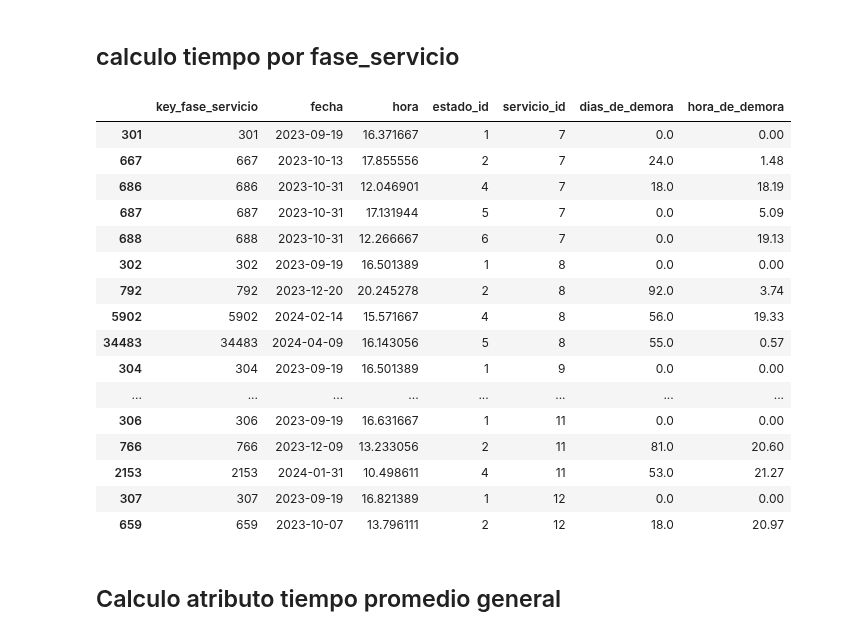
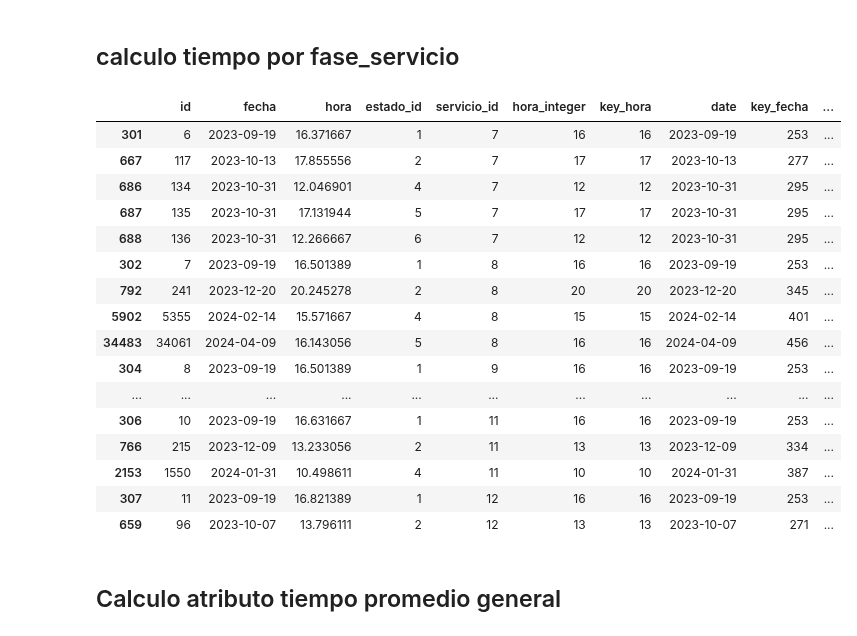
Before and after one commit to JabColV/datascience_project, a Jupyter notebook: segunda_entrega/hecho_servicio_fase.ipynb, the cells around one changed output. Saved outputs shown, nothing was run; the diff lists cells and outputs as text; code cells hidden in the pictures.

```diff
--- a/segunda_entrega/hecho_servicio_fase.ipynb
+++ b/segunda_entrega/hecho_servicio_fase.ipynb
@@ -45,0 +71,11 @@ print(len(fase_servicio))
+# %%
+hora_to_process = estado_servicio[['id','hora']]
+hora_to_process['hora'] = hora_to_process['hora'].astype(str)
+# Elimina los milisegundos dividiendo en el punto y tomando solo la parte de HH:MM:SS
+hora_to_process['hora'] = hora_to_process['hora'].str.split('.').str[0]
+# Extrae solo la hora como un número entero
+hora_to_process['hora_integer'] = pd.to_datetime(hora_to_process['hora'], format='%H:%M:%S').dt.hour
+estado_servicio = pd.merge(estado_servicio, hora_to_process[["hora_integer", "id"]], left_on="id", right_on="id", how="left")
+
+estado_servicio = pd.merge(estado_servicio, hora[["key_hora"]], left_on="hora_integer", right_on="key_hora", how="left")
+estado_servicio.head(10)
@@ -45,0 +111,3 @@ print(len(fase_servicio))
+# %%
+estado_servicio = pd.merge(estado_servicio, fecha[["date", "key_fecha"]], left_on="fecha", right_on="date", how="left")
+estado_servicio
@@ -45,0 +130,4 @@ print(len(fase_servicio))
+# %%
+dim_fase.rename(columns={'id':'dim_estado_id'}, inplace=True)
+estado_servicio = pd.merge(estado_servicio, dim_fase[["dim_estado_id", "key_fase_servicio"]], left_on="estado_id", right_on="dim_estado_id", how="left")
+estado_servicio
@@ -46,59 +148,54 @@ print(len(fase_servicio))
 # %% [markdown]
 ## calculo tiempo por fase_servicio
 # %%
-import pandas as pd
-
 # Ordenar por 'servicio_id' y 'fecha'
-fase_servicio = fase_servicio.sort_values(by=['servicio_id', 'fecha'])
+estado_servicio = estado_servicio.sort_values(by=['servicio_id', 'fecha'])
 
 # Asegurarse de que la columna 'hora' esté en formato timedelta
-fase_servicio['hora'] = pd.to_timedelta(fase_servicio['hora'].astype(str))
+estado_servicio['hora'] = pd.to_timedelta(estado_servicio['hora'].astype(str))
 
 # Calcular la diferencia en días entre fases consecutivas dentro de cada servicio
-fase_servicio['dias_de_demora'] = fase_servicio.groupby('servicio_id')['fecha'].transform(lambda x: x.diff().dt.days)
+estado_servicio['dias_de_demora'] = estado_servicio.groupby('servicio_id')['fecha'].transform(lambda x: x.diff().dt.days)
 
 # asignar el resultado a la columna directamente para evitar errores jeje
-fase_servicio['dias_de_demora'] = fase_servicio['dias_de_demora'].fillna(0)
+estado_servicio['dias_de_demora'] = estado_servicio['dias_de_demora'].fillna(0)
 
 # Calcular la diferencia en horas entre fases consecutivas dentro de cada servicio
-fase_servicio['hora_de_demora'] = fase_servicio.groupby('servicio_id')['hora'].transform(lambda x: x.diff())
+estado_servicio['hora_de_demora'] = estado_servicio.groupby('servicio_id')['hora'].transform(lambda x: x.diff())
 
 # Corregir las horas negativas: Si la hora actual es menor que la anterior, agregar 24 horas
-fase_servicio['hora_de_demora'] = fase_servicio['hora_de_demora'].apply(lambda x: x if x >= pd.Timedelta(0) else x + pd.Timedelta(days=1))
+estado_servicio['hora_de_demora'] = estado_servicio['hora_de_demora'].apply(lambda x: x if x >= pd.Timedelta(0) else x + pd.Timedelta(days=1))
 
 # Convertir la diferencia en horas
-fase_servicio['hora_de_demora'] = fase_servicio['hora_de_demora'].dt.total_seconds() / 3600
+estado_servicio['hora_de_demora'] = estado_servicio['hora_de_demora'].dt.total_seconds() / 3600
 
 # Lo mismo para la columna 'hora_de_demora'
-fase_servicio['hora_de_demora'] = fase_servicio['hora_de_demora'].fillna(0)
+estado_servicio['hora_de_demora'] = estado_servicio['hora_de_demora'].fillna(0)
 
 # Convertir las columnas 'hora' y 'hora_de_demora' a su formato de horas
-fase_servicio['hora'] = fase_servicio['hora'].dt.total_seconds() / 3600
-fase_servicio['hora_de_demora'] = fase_servicio['hora_de_demora'].apply(lambda x: round(x, 2))  # Redondear a 2 decimales
+estado_servicio['hora'] = estado_servicio['hora'].dt.total_seconds() / 3600
+estado_servicio['hora_de_demora'] = estado_servicio['hora_de_demora'].apply(lambda x: round(x, 2))  # Redondear a 2 decimales
 
 
-fase_servicio = fase_servicio[["key_fase_servicio", "fecha", "hora", "estado_id", "servicio_id", "dias_de_demora", "hora_de_demora"]]
-
-
-fase_servicio.head(20)
+estado_servicio.head(20)
 # %% [output]
-|  | key_fase_servicio | fecha | hora | estado_id | servicio_id | dias_de_demora | hora_de_demora |
-| 301 | 301 | 2023-09-19 | 16.371667 | 1 | 7 | 0.0 | 0.00 |
-| 667 | 667 | 2023-10-13 | 17.855556 | 2 | 7 | 24.0 | 1.48 |
-| 686 | 686 | 2023-10-31 | 12.046901 | 4 | 7 | 18.0 | 18.19 |
-| 687 | 687 | 2023-10-31 | 17.131944 | 5 | 7 | 0.0 | 5.09 |
-| 688 | 688 | 2023-10-31 | 12.266667 | 6 | 7 | 0.0 | 19.13 |
-| 302 | 302 | 2023-09-19 | 16.501389 | 1 | 8 | 0.0 | 0.00 |
-| 792 | 792 | 2023-12-20 | 20.245278 | 2 | 8 | 92.0 | 3.74 |
-| 5902 | 5902 | 2024-02-14 | 15.571667 | 4 | 8 | 56.0 | 19.33 |
-| 34483 | 34483 | 2024-04-09 | 16.143056 | 5 | 8 | 55.0 | 0.57 |
-| 304 | 304 | 2023-09-19 | 16.501389 | 1 | 9 | 0.0 | 0.00 |
-| ... | ... | ... | ... | ... | ... | ... | ... |
-| 306 | 306 | 2023-09-19 | 16.631667 | 1 | 11 | 0.0 | 0.00 |
-| 766 | 766 | 2023-12-09 | 13.233056 | 2 | 11 | 81.0 | 20.60 |
-| 2153 | 2153 | 2024-01-31 | 10.498611 | 4 | 11 | 53.0 | 21.27 |
-| 307 | 307 | 2023-09-19 | 16.821389 | 1 | 12 | 0.0 | 0.00 |
-| 659 | 659 | 2023-10-07 | 13.796111 | 2 | 12 | 18.0 | 20.97 |
+|  | id | fecha | hora | estado_id | servicio_id | hora_integer | key_hora | date | key_fecha | ... |
+| 301 | 6 | 2023-09-19 | 16.371667 | 1 | 7 | 16 | 16 | 2023-09-19 | 253 | ... |
+| 667 | 117 | 2023-10-13 | 17.855556 | 2 | 7 | 17 | 17 | 2023-10-13 | 277 | ... |
+| 686 | 134 | 2023-10-31 | 12.046901 | 4 | 7 | 12 | 12 | 2023-10-31 | 295 | ... |
+| 687 | 135 | 2023-10-31 | 17.131944 | 5 | 7 | 17 | 17 | 2023-10-31 | 295 | ... |
+| 688 | 136 | 2023-10-31 | 12.266667 | 6 | 7 | 12 | 12 | 2023-10-31 | 295 | ... |
+| 302 | 7 | 2023-09-19 | 16.501389 | 1 | 8 | 16 | 16 | 2023-09-19 | 253 | ... |
+| 792 | 241 | 2023-12-20 | 20.245278 | 2 | 8 | 20 | 20 | 2023-12-20 | 345 | ... |
+| 5902 | 5355 | 2024-02-14 | 15.571667 | 4 | 8 | 15 | 15 | 2024-02-14 | 401 | ... |
+| 34483 | 34061 | 2024-04-09 | 16.143056 | 5 | 8 | 16 | 16 | 2024-04-09 | 456 | ... |
+| 304 | 8 | 2023-09-19 | 16.501389 | 1 | 9 | 16 | 16 | 2023-09-19 | 253 | ... |
+| ... | ... | ... | ... | ... | ... | ... | ... | ... | ... | ... |
+| 306 | 10 | 2023-09-19 | 16.631667 | 1 | 11 | 16 | 16 | 2023-09-19 | 253 | ... |
+| 766 | 215 | 2023-12-09 | 13.233056 | 2 | 11 | 13 | 13 | 2023-12-09 | 334 | ... |
+| 2153 | 1550 | 2024-01-31 | 10.498611 | 4 | 11 | 10 | 10 | 2024-01-31 | 387 | ... |
+| 307 | 11 | 2023-09-19 | 16.821389 | 1 | 12 | 16 | 16 | 2023-09-19 | 253 | ... |
+| 659 | 96 | 2023-10-07 | 13.796111 | 2 | 12 | 13 | 13 | 2023-10-07 | 271 | ... |
 # %% [markdown]
 ## Calculo atributo tiempo promedio general
 # %%
```
Also changed, not shown: parts of 19 cells of this notebook, 1 other file.
